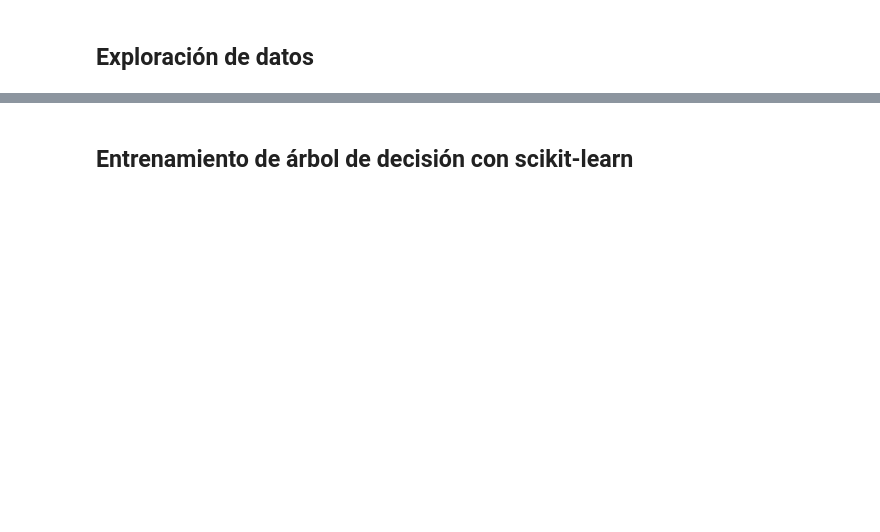
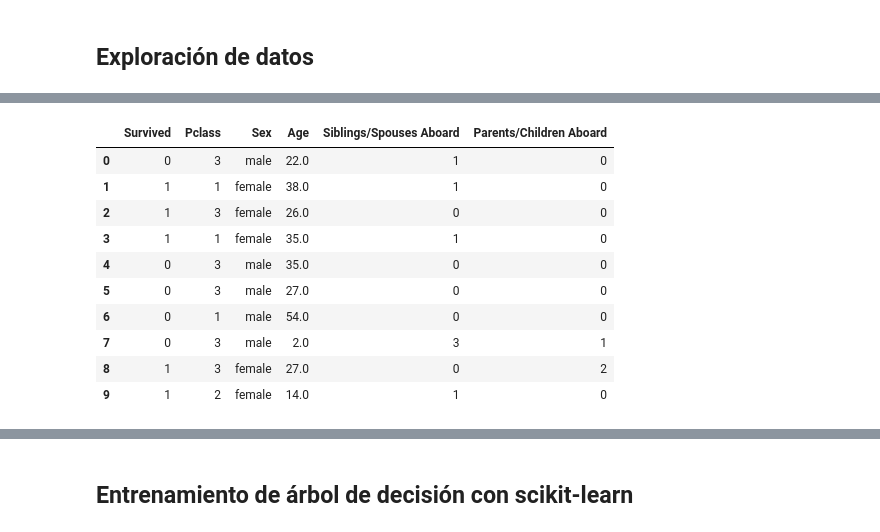
Before and after one commit to CarlosCortes2020/ScikitLearnDecTree, a Jupyter notebook: notebooks/001_arbol_decision.ipynb, the cells around one changed output, grey strips where cells are left out. Drawn from its saved outputs; the diff is of its cells as text; code cells hidden in the pictures; blank space fills up the shorter version.

```diff
--- a/notebooks/001_arbol_decision.ipynb
+++ b/notebooks/001_arbol_decision.ipynb
@@ -17,2 +39,21 @@ Utilizaremos el **dataset Titanic** de Standford: https://web.stanford.edu/class
+# %%
+#Eliminamos las columnas que no nos interesan
+#La variable Name y Fare no aportan informacion relevante para el modelo
+columns_to_drop = ['Name', 'Fare']
+df_raw = df_raw.drop(columns_to_drop, axis=1, inplace=False)
+# %%
+df_raw.head(10)
+# %% [output]
+|  | Survived | Pclass | Sex | Age | Siblings/Spouses Aboard | Parents/Children Aboard |
+| 0 | 0 | 3 | male | 22.0 | 1 | 0 |
+| 1 | 1 | 1 | female | 38.0 | 1 | 0 |
+| 2 | 1 | 3 | female | 26.0 | 0 | 0 |
+| 3 | 1 | 1 | female | 35.0 | 1 | 0 |
+| 4 | 0 | 3 | male | 35.0 | 0 | 0 |
+| 5 | 0 | 3 | male | 27.0 | 0 | 0 |
+| 6 | 0 | 1 | male | 54.0 | 0 | 0 |
+| 7 | 0 | 3 | male | 2.0 | 3 | 1 |
+| 8 | 1 | 3 | female | 27.0 | 0 | 2 |
+| 9 | 1 | 2 | female | 14.0 | 1 | 0 |
 # %%
 #Renombramos las columnas
```
Also changed, not shown: parts of 21 cells of this notebook, 2 other files.
